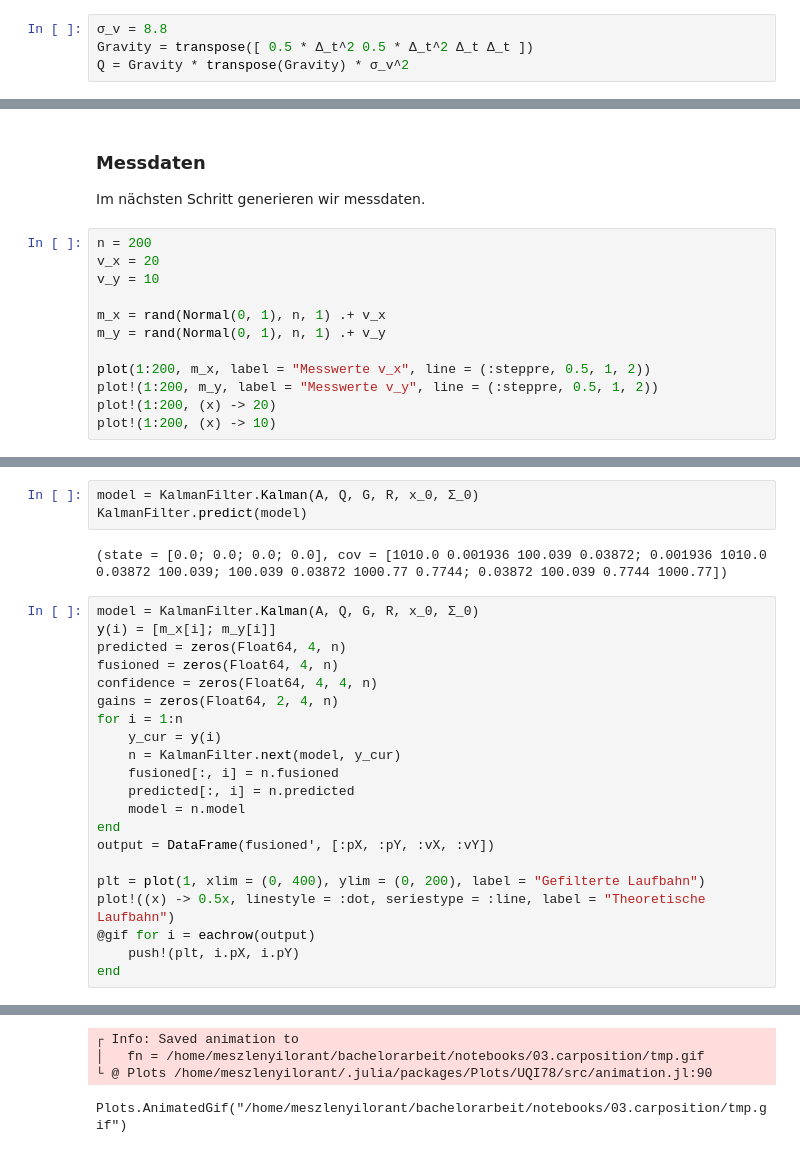
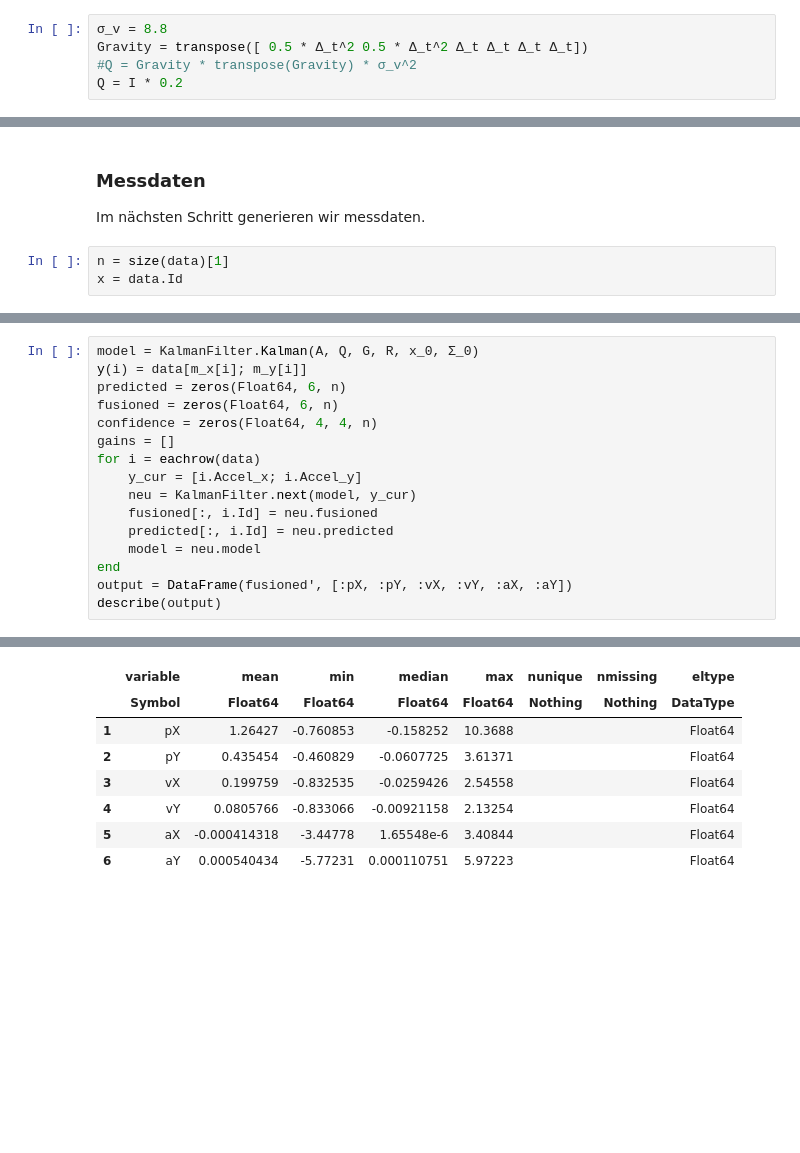
Before and after one commit to hydroid7/kalman, a Jupyter notebook: 03.carposition/Kalman2d.ipynb, the cells around one changed output, grey strips where cells are left out. Saved outputs shown, nothing was run; the diff lists cells and outputs as text; blank space fills up the shorter version.

```diff
--- a/03.carposition/Kalman2d.ipynb
+++ b/03.carposition/Kalman2d.ipynb
@@ -150,6 +196,7 @@ $Q$ kann berechnet werden als $ Q = G \cdot G^T \cdot \sigma_v^2$ mit
 $G = \begin{pmatrix}0.5dt^2 & 0.5dt^2 & dt & dt\end{pmatrix}^T$ und $\sigma_v$ als die Beschleunigungsprozessrauschen. Diese kann nach  Schubert, R., Adam, C., Obst, M., Mattern, N., Leonhardt, V., & Wanielik, G. (2011). Empirical evaluation of vehicular models for ego motion estimation als $8.8 m/s^2$ angenähert werden.
 # %%
 σ_v = 8.8
-Gravity = transpose([ 0.5 * Δ_t^2 0.5 * Δ_t^2 Δ_t Δ_t ])
-Q = Gravity * transpose(Gravity) * σ_v^2
+Gravity = transpose([ 0.5 * Δ_t^2 0.5 * Δ_t^2 Δ_t Δ_t Δ_t Δ_t])
+#Q = Gravity * transpose(Gravity) * σ_v^2
+Q = I * 0.2
 # %% [output]
@@ -163,15 +205,6 @@ heatmap(Q)
 # %% [markdown]
 ### Messdaten
 Im nächsten Schritt generieren wir messdaten.
-# %%
-n = 200
-v_x = 20
-v_y = 10
-
-m_x = rand(Normal(0, 1), n, 1) .+ v_x
-m_y = rand(Normal(0, 1), n, 1) .+ v_y
-
-plot(1:200, m_x, label = "Messwerte v_x", line = (:steppre, 0.5, 1, 2))
-plot!(1:200, m_y, label = "Messwerte v_y", line = (:steppre, 0.5, 1, 2))
-plot!(1:200, (x) -> 20)
-plot!(1:200, (x) -> 10)
+# %%
+n = size(data)[1]
+x = data.Id
@@ -199,27 +233,17 @@ A * Σ_0 * A' + Q
-# %%
-model = KalmanFilter.Kalman(A, Q, G, R, x_0, Σ_0)
-KalmanFilter.predict(model)
-# %% [output]
-(state = [0.0; 0.0; 0.0; 0.0], cov = [1010.0 0.001936 100.039 0.03872; 0.001936 1010.0 0.03872 100.039; 100.039 0.03872 1000.77 0.7744; 0.03872 100.039 0.7744 1000.77])
 # %%
 model = KalmanFilter.Kalman(A, Q, G, R, x_0, Σ_0)
-y(i) = [m_x[i]; m_y[i]]
-predicted = zeros(Float64, 4, n)
-fusioned = zeros(Float64, 4, n)
+y(i) = data[m_x[i]; m_y[i]]
+predicted = zeros(Float64, 6, n)
+fusioned = zeros(Float64, 6, n)
 confidence = zeros(Float64, 4, 4, n)
-gains = zeros(Float64, 2, 4, n)
-for i = 1:n
-    y_cur = y(i)
-    n = KalmanFilter.next(model, y_cur)
-    fusioned[:, i] = n.fusioned
-    predicted[:, i] = n.predicted
-    model = n.model
+gains = []
+for i = eachrow(data)
+    y_cur = [i.Accel_x; i.Accel_y]
+    neu = KalmanFilter.next(model, y_cur)
+    fusioned[:, i.Id] = neu.fusioned
+    predicted[:, i.Id] = neu.predicted
+    model = neu.model
 end
-output = DataFrame(fusioned', [:pX, :pY, :vX, :vY])
-
-plt = plot(1, xlim = (0, 400), ylim = (0, 200), label = "Gefilterte Laufbahn")
-plot!((x) -> 0.5x, linestyle = :dot, seriestype = :line, label = "Theoretische Laufbahn")
-@gif for i = eachrow(output)
-    push!(plt, i.pX, i.pY)
-end
+output = DataFrame(fusioned', [:pX, :pY, :vX, :vY, :aX, :aY])
+describe(output)
 # %% [output]
@@ -243,4 +251,8 @@ true*I, 1)
-┌ Info: Saved animation to
-│   fn = /home/meszlenyilorant/bachelorarbeit/notebooks/03.carposition/tmp.gif
-└ @ Plots /home/meszlenyilorant/.julia/packages/Plots/UQI78/src/animation.jl:90
-Plots.AnimatedGif("/home/meszlenyilorant/bachelorarbeit/notebooks/03.carposition/tmp.gif")
+|  | variable | mean | min | median | max | nunique | nmissing | eltype |
+|  | Symbol | Float64 | Float64 | Float64 | Float64 | Nothing | Nothing | DataType |
+| 1 | pX | 1.26427 | -0.760853 | -0.158252 | 10.3688 |  |  | Float64 |
+| 2 | pY | 0.435454 | -0.460829 | -0.0607725 | 3.61371 |  |  | Float64 |
+| 3 | vX | 0.199759 | -0.832535 | -0.0259426 | 2.54558 |  |  | Float64 |
+| 4 | vY | 0.0805766 | -0.833066 | -0.00921158 | 2.13254 |  |  | Float64 |
+| 5 | aX | -0.000414318 | -3.44778 | 1.65548e-6 | 3.40844 |  |  | Float64 |
+| 6 | aY | 0.000540434 | -5.77231 | 0.000110751 | 5.97223 |  |  | Float64 |
```
Also changed, not shown: parts of 30 cells of this notebook, 4 other files.
